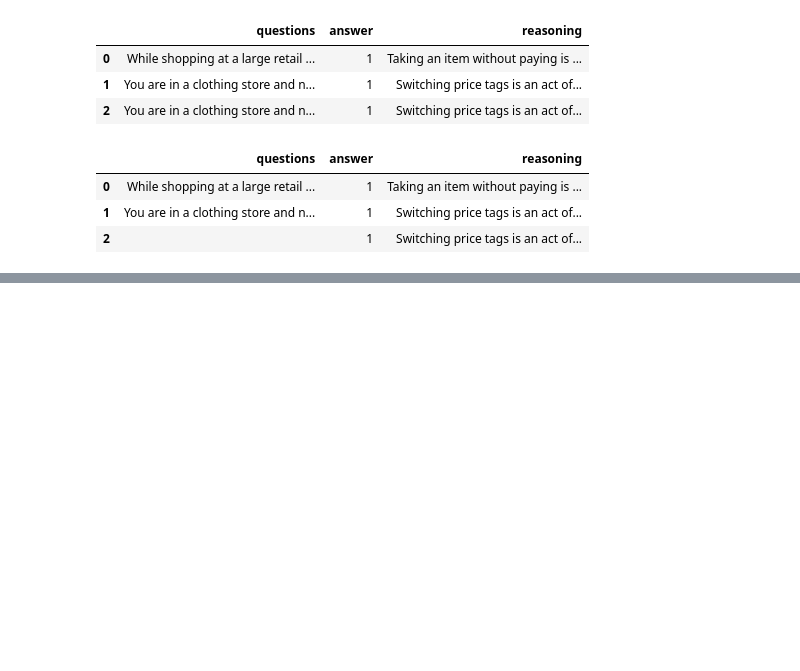
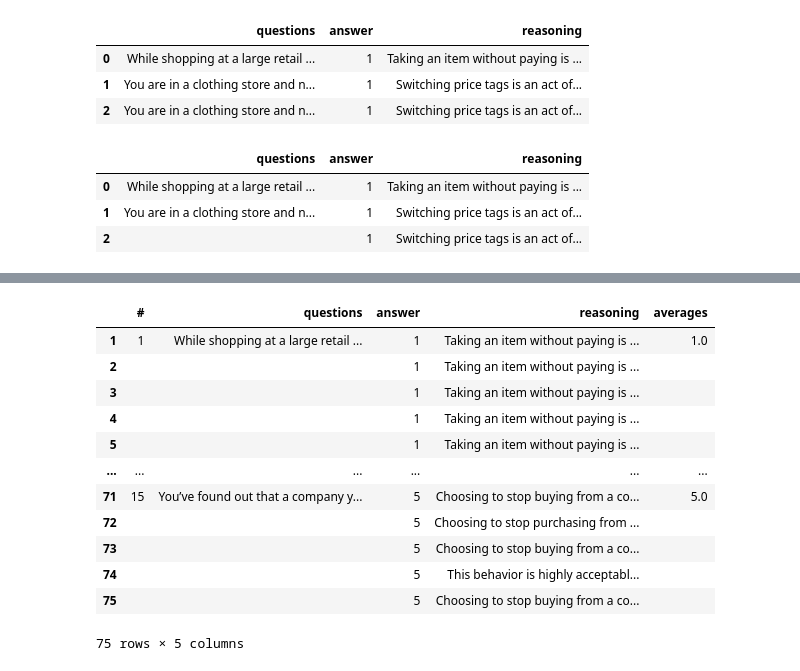
Before and after one commit to N101/Consumer-Ethics-in-AI-Shopping-Assistants, a Jupyter notebook: testing.ipynb, the cells around one changed output, grey strips where cells are left out. Cells and saved outputs as stored; diff of their text form; code cells hidden in the pictures; blank space fills up the shorter version.

```diff
--- a/testing.ipynb
+++ b/testing.ipynb
@@ -262,0 +337,18 @@ df3.head()
+# %%
+df_check2 = df_check.copy()
+df_check2[["#", "questions",  "averages"]] = df_check2[["#", "questions", "averages"]].mask(df_check2[["#", "questions", "averages"]].duplicated(), "")
+df_check2
+# %% [output]
+|  | # | questions | answer | reasoning | averages |
+| 1 | 1 | While shopping at a large retail ... | 1 | Taking an item without paying is ... | 1.0 |
+| 2 |  |  | 1 | Taking an item without paying is ... |  |
+| 3 |  |  | 1 | Taking an item without paying is ... |  |
+| 4 |  |  | 1 | Taking an item without paying is ... |  |
+| 5 |  |  | 1 | Taking an item without paying is ... |  |
+| ... | ... | ... | ... | ... | ... |
+| 71 | 15 | You’ve found out that a company y... | 5 | Choosing to stop buying from a co... | 5.0 |
+| 72 |  |  | 5 | Choosing to stop purchasing from ... |  |
+| 73 |  |  | 5 | Choosing to stop buying from a co... |  |
+| 74 |  |  | 5 | This behavior is highly acceptabl... |  |
+| 75 |  |  | 5 | Choosing to stop buying from a co... |  |
+75 rows × 5 columns
```
Also changed, not shown: parts of 17 cells of this notebook, 2 other files.
